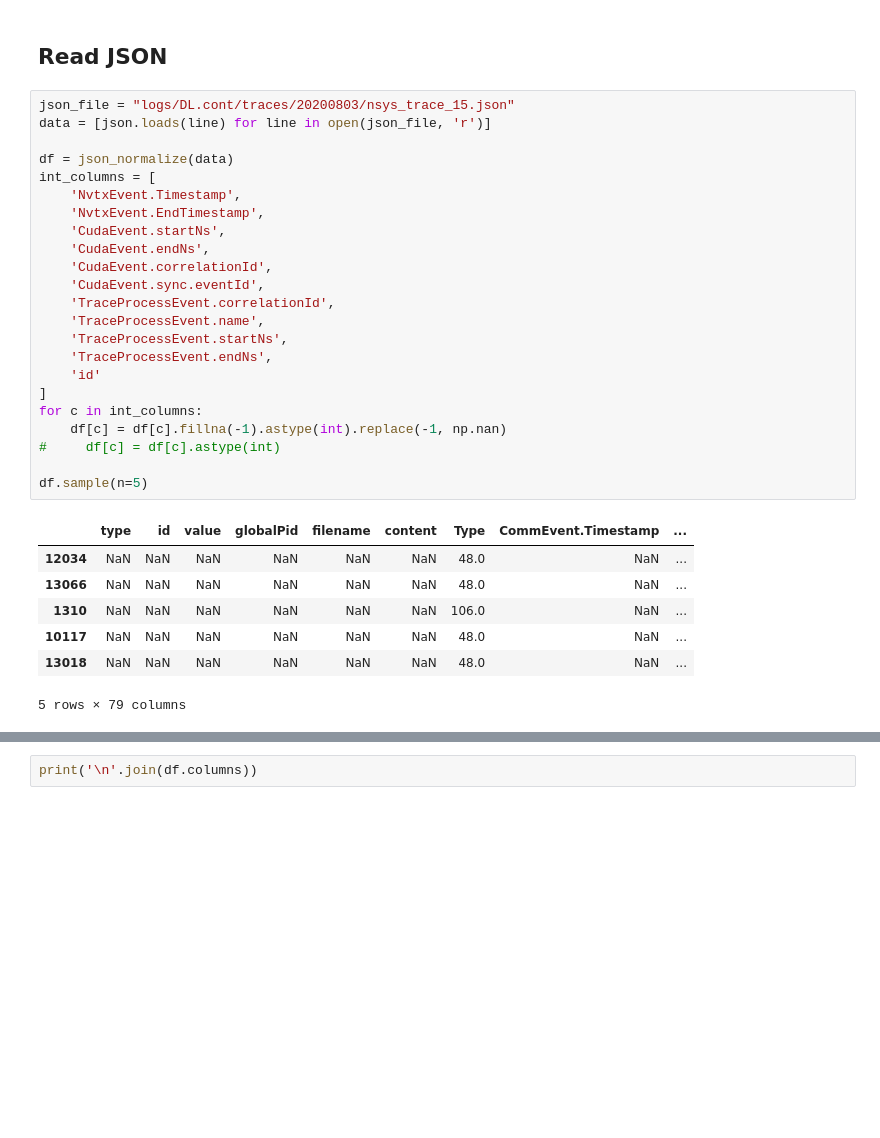
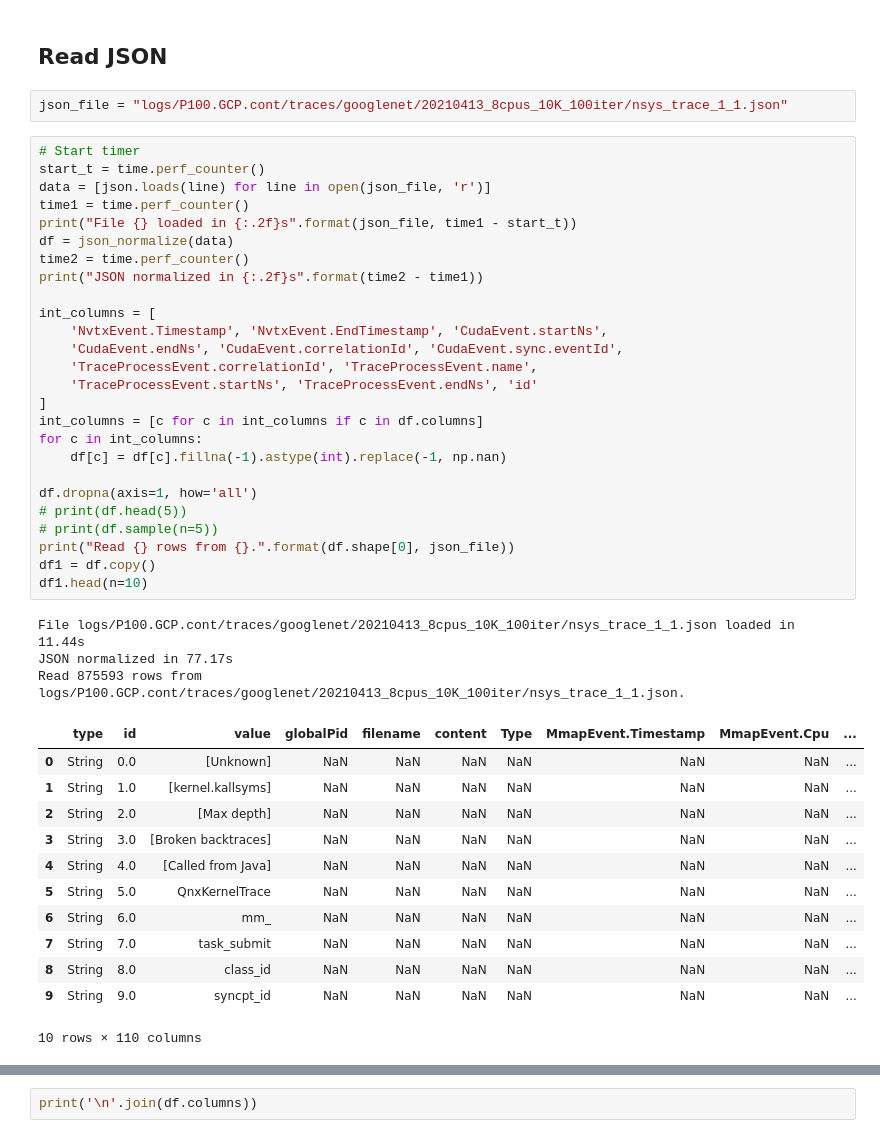
Before and after one commit to pyotr777/nsystraceparser, a Jupyter notebook: parseNSightTraceJSON.ipynb, the cells around one changed output, grey strips where cells are left out. Saved outputs shown, nothing was run; the diff lists cells and outputs as text; blank space fills up the shorter version.

```diff
--- a/parseNSightTraceJSON.ipynb
+++ b/parseNSightTraceJSON.ipynb
@@ -146,33 +15,46 @@ def NVTXforAPIevent(trace_event):
 # %% [markdown]
 ## Read JSON
+# %%
+json_file = "logs/P100.GCP.cont/traces/googlenet/20210413_8cpus_10K_100iter/nsys_trace_1_1.json"
 # %%
-json_file = "logs/DL.cont/traces/20200803/nsys_trace_15.json"
+# Start timer
+start_t = time.perf_counter()
 data = [json.loads(line) for line in open(json_file, 'r')]
+time1 = time.perf_counter()
+print("File {} loaded in {:.2f}s".format(json_file, time1 - start_t))
+df = json_normalize(data)
+time2 = time.perf_counter()
+print("JSON normalized in {:.2f}s".format(time2 - time1))
 
-df = json_normalize(data)
 int_columns = [
-    'NvtxEvent.Timestamp',
-    'NvtxEvent.EndTimestamp',
-    'CudaEvent.startNs',
-    'CudaEvent.endNs',
-    'CudaEvent.correlationId',
-    'CudaEvent.sync.eventId',
-    'TraceProcessEvent.correlationId',
-    'TraceProcessEvent.name',
-    'TraceProcessEvent.startNs',
-    'TraceProcessEvent.endNs',
-    'id'
+    'NvtxEvent.Timestamp', 'NvtxEvent.EndTimestamp', 'CudaEvent.startNs',
+    'CudaEvent.endNs', 'CudaEvent.correlationId', 'CudaEvent.sync.eventId',
+    'TraceProcessEvent.correlationId', 'TraceProcessEvent.name',
+    'TraceProcessEvent.startNs', 'TraceProcessEvent.endNs', 'id'
 ]
+int_columns = [c for c in int_columns if c in df.columns]
 for c in int_columns:
     df[c] = df[c].fillna(-1).astype(int).replace(-1, np.nan)
-#     df[c] = df[c].astype(int)
 
-df.sample(n=5)
+df.dropna(axis=1, how='all')
+# print(df.head(5))
+# print(df.sample(n=5))
+print("Read {} rows from {}.".format(df.shape[0], json_file))
+df1 = df.copy()
+df1.head(n=10)
 # %% [output]
+File logs/P100.GCP.cont/traces/googlenet/20210413_8cpus_10K_100iter/nsys_trace_1_1.json loaded in 11.44s
+JSON normalized in 77.17s
+Read 875593 rows from logs/P100.GCP.cont/traces/googlenet/20210413_8cpus_10K_100iter/nsys_trace_1_1.json.
-|  | type | id | value | globalPid | filename | content | Type | CommEvent.Timestamp | ... |
-| 12034 | NaN | NaN | NaN | NaN | NaN | NaN | 48.0 | NaN | ... |
-| 13066 | NaN | NaN | NaN | NaN | NaN | NaN | 48.0 | NaN | ... |
-| 1310 | NaN | NaN | NaN | NaN | NaN | NaN | 106.0 | NaN | ... |
-| 10117 | NaN | NaN | NaN | NaN | NaN | NaN | 48.0 | NaN | ... |
-| 13018 | NaN | NaN | NaN | NaN | NaN | NaN | 48.0 | NaN | ... |
+|  | type | id | value | globalPid | filename | content | Type | MmapEvent.Timestamp | MmapEvent.Cpu | ... |
+| 0 | String | 0.0 | [Unknown] | NaN | NaN | NaN | NaN | NaN | NaN | ... |
+| 1 | String | 1.0 | [kernel.kallsyms] | NaN | NaN | NaN | NaN | NaN | NaN | ... |
+| 2 | String | 2.0 | [Max depth] | NaN | NaN | NaN | NaN | NaN | NaN | ... |
+| 3 | String | 3.0 | [Broken backtraces] | NaN | NaN | NaN | NaN | NaN | NaN | ... |
+| 4 | String | 4.0 | [Called from Java] | NaN | NaN | NaN | NaN | NaN | NaN | ... |
+| 5 | String | 5.0 | QnxKernelTrace | NaN | NaN | NaN | NaN | NaN | NaN | ... |
+| 6 | String | 6.0 | mm_ | NaN | NaN | NaN | NaN | NaN | NaN | ... |
+| 7 | String | 7.0 | task_submit | NaN | NaN | NaN | NaN | NaN | NaN | ... |
+| 8 | String | 8.0 | class_id | NaN | NaN | NaN | NaN | NaN | NaN | ... |
+| 9 | String | 9.0 | syncpt_id | NaN | NaN | NaN | NaN | NaN | NaN | ... |
-5 rows × 79 columns
+10 rows × 110 columns
```
Also changed, not shown: parts of 6 cells of this notebook, 6 other files.
